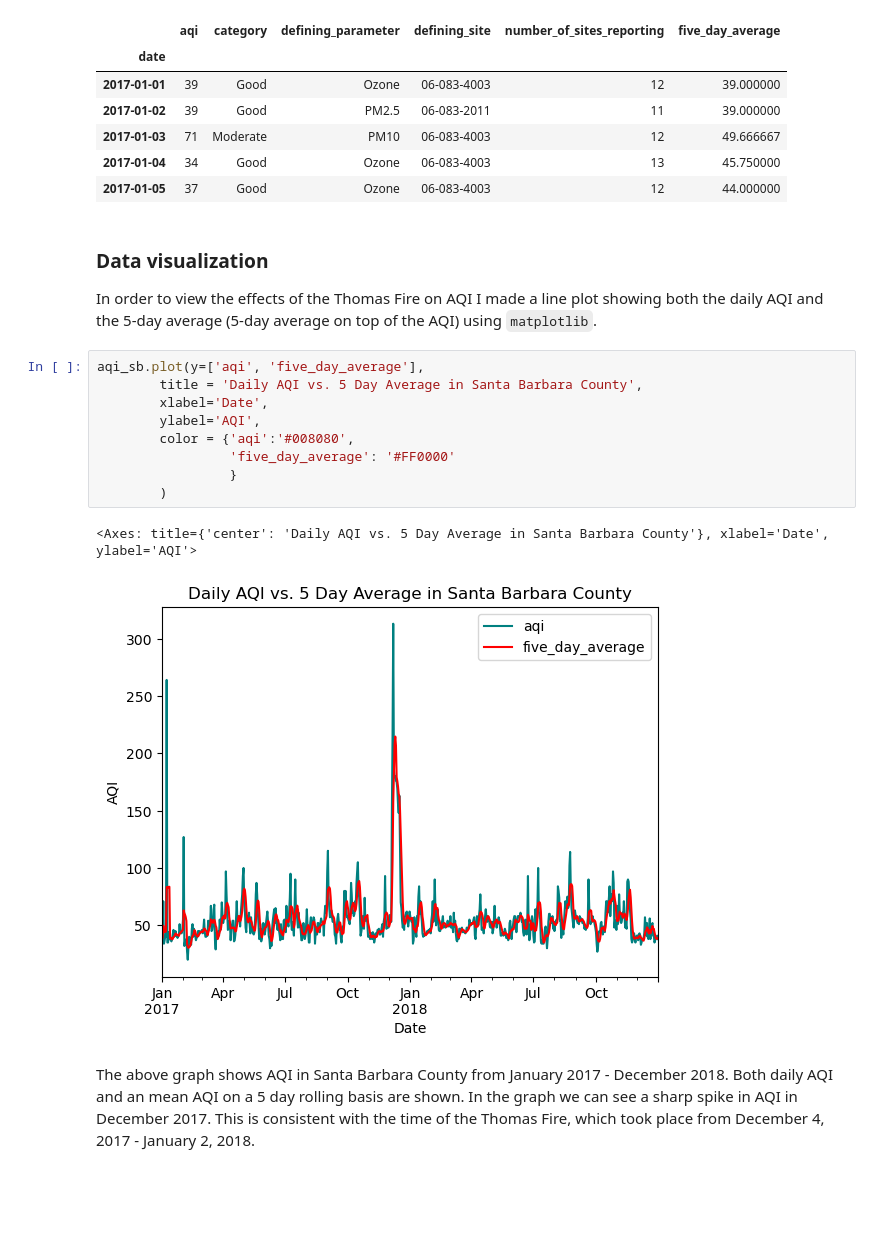
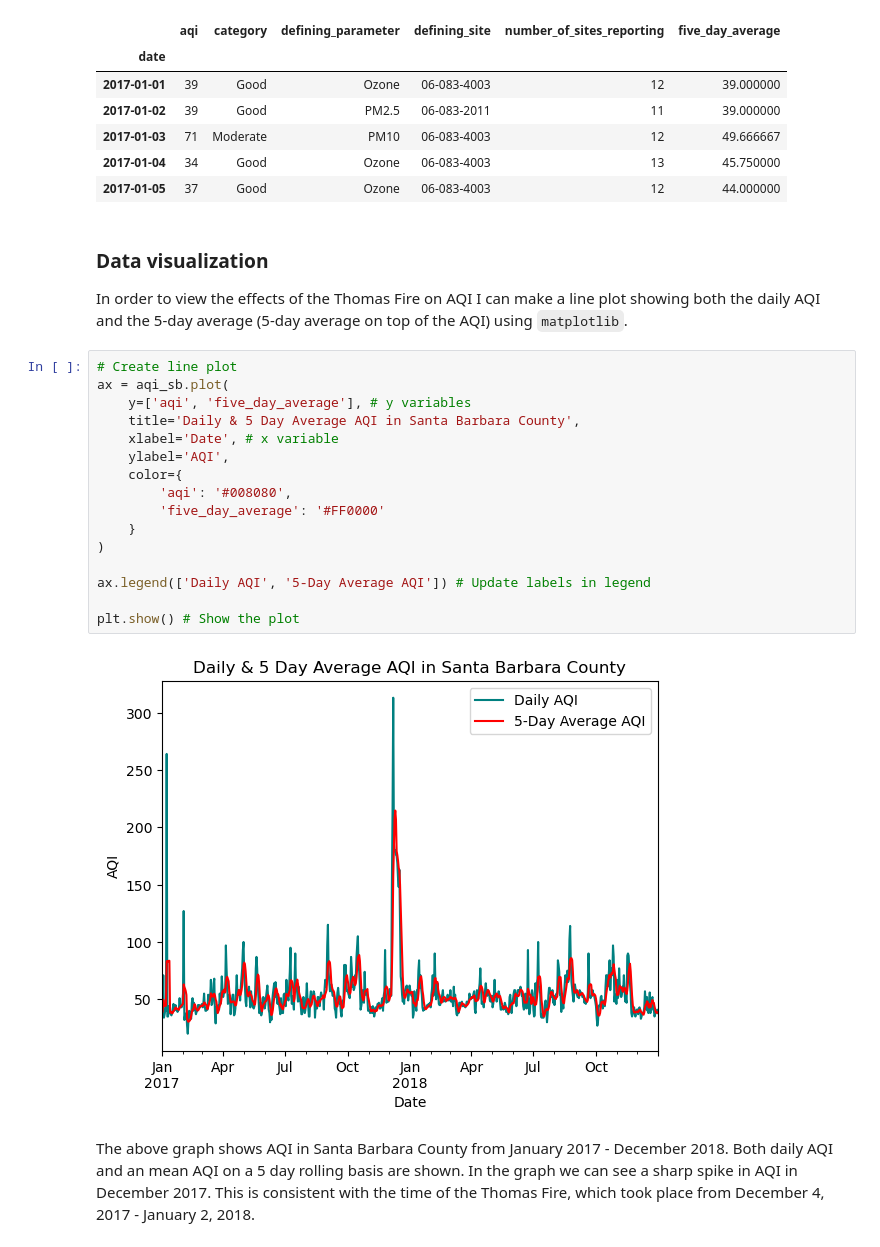
Before and after one commit to jocardelle/thomas-fire-aqi, a Jupyter notebook: thomas-fire-sb.ipynb, the cells around one changed output. Saved outputs shown, nothing was run; the diff lists cells and outputs as text; blank space fills up the shorter version.

```diff
--- a/thomas-fire-sb.ipynb
+++ b/thomas-fire-sb.ipynb
@@ -214,19 +202,25 @@ aqi_sb.head()
 # %% [markdown]
 ### Data visualization
 
-In order to view the effects of the Thomas Fire on AQI I made a line plot showing both the daily AQI and the 5-day average (5-day average on top of the AQI) using `matplotlib`.
+In order to view the effects of the Thomas Fire on AQI I can make a line plot showing both the daily AQI and the 5-day average (5-day average on top of the AQI) using `matplotlib`.
 # %%
-aqi_sb.plot(y=['aqi', 'five_day_average'],
-        title = 'Daily AQI vs. 5 Day Average in Santa Barbara County',
-        xlabel='Date',
-        ylabel='AQI',
-        color = {'aqi':'#008080',
-                 'five_day_average': '#FF0000'
-                 }
-        )
+# Create line plot
+ax = aqi_sb.plot(
+    y=['aqi', 'five_day_average'], # y variables
+    title='Daily & 5 Day Average AQI in Santa Barbara County',
+    xlabel='Date', # x variable
+    ylabel='AQI',
+    color={
+        'aqi': '#008080',
+        'five_day_average': '#FF0000'
+    }
+)
+
+ax.legend(['Daily AQI', '5-Day Average AQI']) # Update labels in legend
+
+plt.show() # Show the plot
 # %% [output]
-<Axes: title={'center': 'Daily AQI vs. 5 Day Average in Santa Barbara County'}, xlabel='Date', ylabel='AQI'>
-[figure, old version]
+[figure, new version]
 # %% [markdown]
 The above graph shows AQI in Santa Barbara County from January 2017 - December 2018. Both daily AQI and an mean AQI on a 5 day rolling basis are shown. In the graph we can see a sharp spike in AQI in December 2017. This is consistent with the time of the Thomas Fire, which took place from December 4, 2017 - January 2, 2018.
 # %% [markdown]
```
Also changed, not shown: parts of 15 cells of this notebook.
